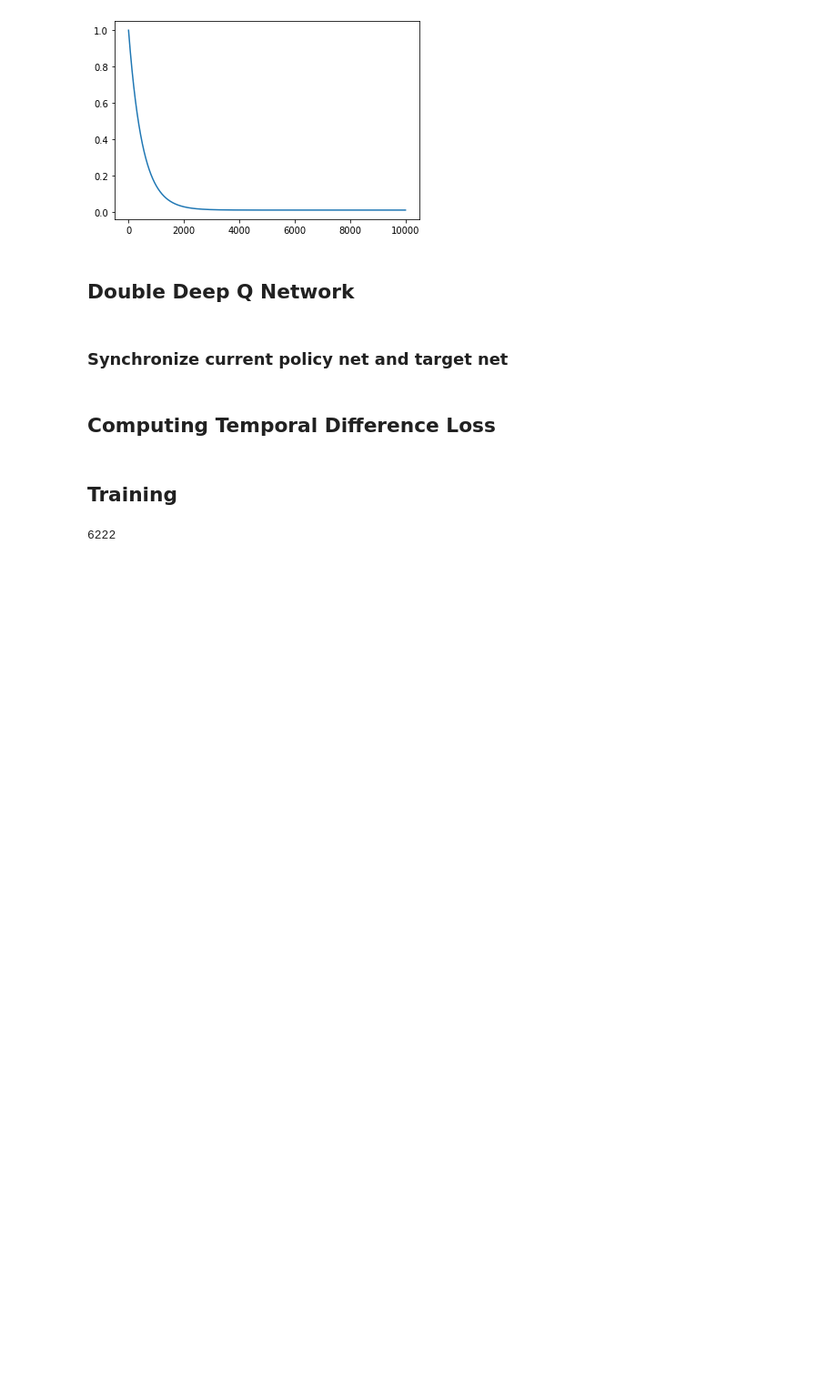
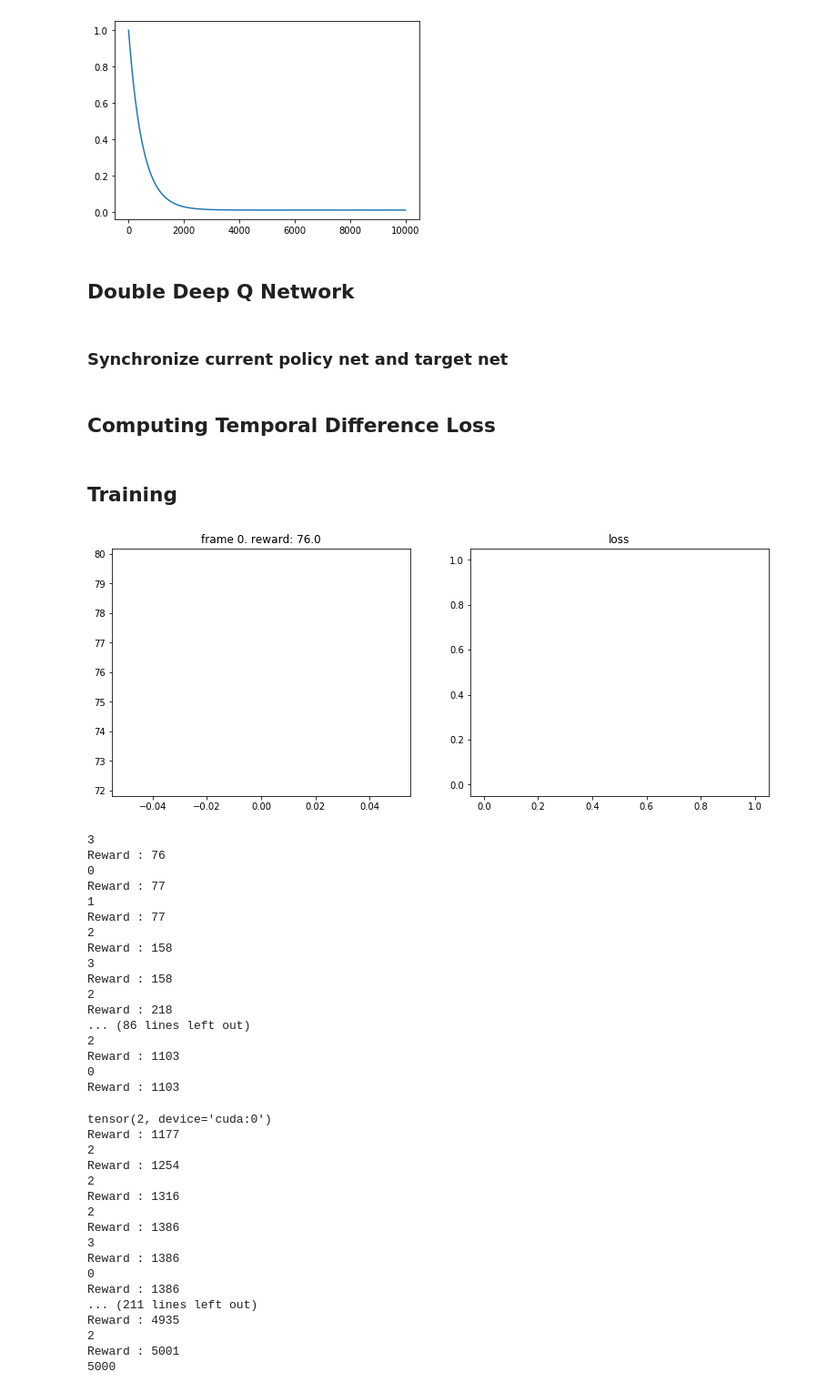
Before and after one commit to Abstract-Join/gym-join, a Jupyter notebook: double dqn.ipynb, the cells around one changed output. Shown: that part at 91% size. Cells and saved outputs as stored; diff of their text form; code cells hidden in the pictures; blank space fills up the shorter version.

```diff
--- a/double dqn.ipynb
+++ b/double dqn.ipynb
@@ -169,41 +169,74 @@ def plot(frame_idx, rewards, losses):
 <h2>Training</h2>
 # %%
 num_frames = 100
-batch_size = 32
-gamma      = 0.99
+batch_size = 16
+gamma      = 0.9
 
 losses = []
 all_rewards = []
 episode_reward = 0
 
 state = env.reset()
-for frame_idx in range(1, num_frames + 1):
+frame_idx = 0
+done = False
+while not done:
     epsilon = epsilon_by_frame(frame_idx)
     action = current_model.act(state, epsilon)
 
 #     print(action)
     next_state, reward, done = env.step(action)
-
+    print(action)
     replay_buffer.push(state, action, reward, next_state, done)
-
+#     print(reward)
     state = next_state
     episode_reward += reward
-
-    if done:
-        state = env.reset()
-        all_rewards.append(episode_reward)
-        episode_reward = 0
+    print("Reward : " + str(episode_reward))
+    all_rewards.append(reward)
 
     if len(replay_buffer) > batch_size:
         loss = compute_td_loss(batch_size)
         losses.append(loss.data.item())
 
     if frame_idx % 200 == 0:
         plot(frame_idx, all_rewards, losses)
 
     if frame_idx % 100 == 0:
         update_target(current_model, target_model)
-
+    frame_idx += 1
 print(len(env.results))
 # %% [output]
+[figure, added]
-6222
+3
+Reward : 76
+0
+Reward : 77
+1
+Reward : 77
+2
+Reward : 158
+3
+Reward : 158
+2
+Reward : 218
+... (86 lines left out)
+2
+Reward : 1103
+0
+Reward : 1103
+tensor(2, device='cuda:0')
+Reward : 1177
+2
+Reward : 1254
+2
+Reward : 1316
+2
+Reward : 1386
+3
+Reward : 1386
+0
+Reward : 1386
+... (211 lines left out)
+Reward : 4935
+2
+Reward : 5001
+5000
```
Also changed, not shown: parts of 1 cell of this notebook, 2 other files.
